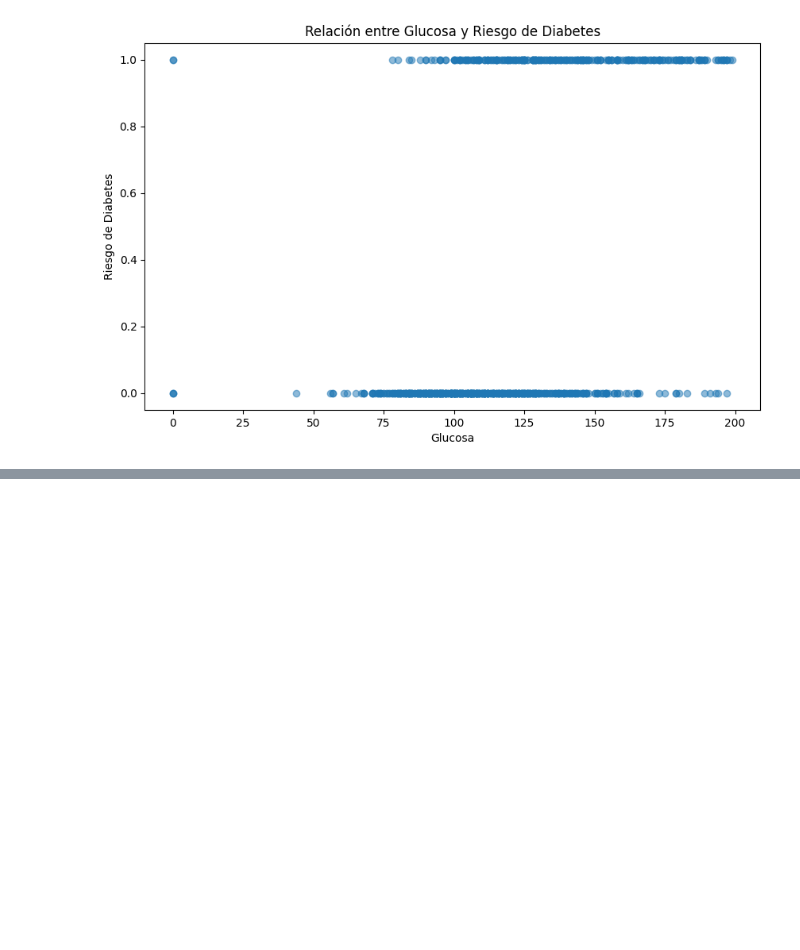
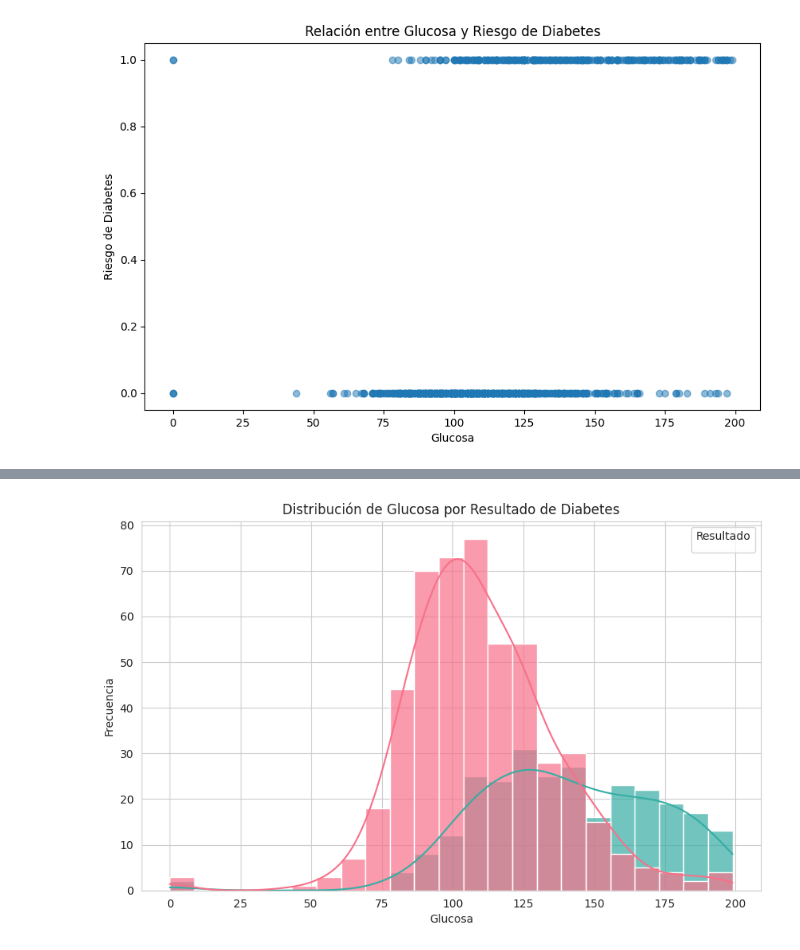
Before and after one commit to paulotolosa/diabetes_1, a Jupyter notebook: 23_4.ipynb, the cells around one changed output, grey strips where cells are left out. Saved outputs shown, nothing was run; the diff lists cells and outputs as text; code cells hidden in the pictures; blank space fills up the shorter version.

```diff
--- a/23_4.ipynb
+++ b/23_4.ipynb
@@ -49,3 +49,23 @@ plt.ylabel('Riesgo de Diabetes')
 plt.show()
 # %% [output]
 [figure]
+# %%
+import seaborn as sns
+import matplotlib.pyplot as plt
+
+# Configurar el estilo de los gráficos de Seaborn
+sns.set_style("whitegrid")
+
+# Crear un histograma con diferentes colores para representar las categorías de resultado
+plt.figure(figsize=(10, 6))
+sns.histplot(data, x='Glucose', hue='Outcome', kde=True, palette='husl', alpha=0.7)
+
+# Agregar etiquetas y título
+plt.title('Distribución de Glucosa por Resultado de Diabetes')
+plt.xlabel('Glucosa')
+plt.ylabel('Frecuencia')
+
+# Mostrar la visualización
+plt.legend(title='Resultado')
+plt.show()
+# %% [output]
@@ -51,0 +73 @@ plt.show()
+[figure, added]
```
Also changed, not shown: parts of 4 cells of this notebook.
